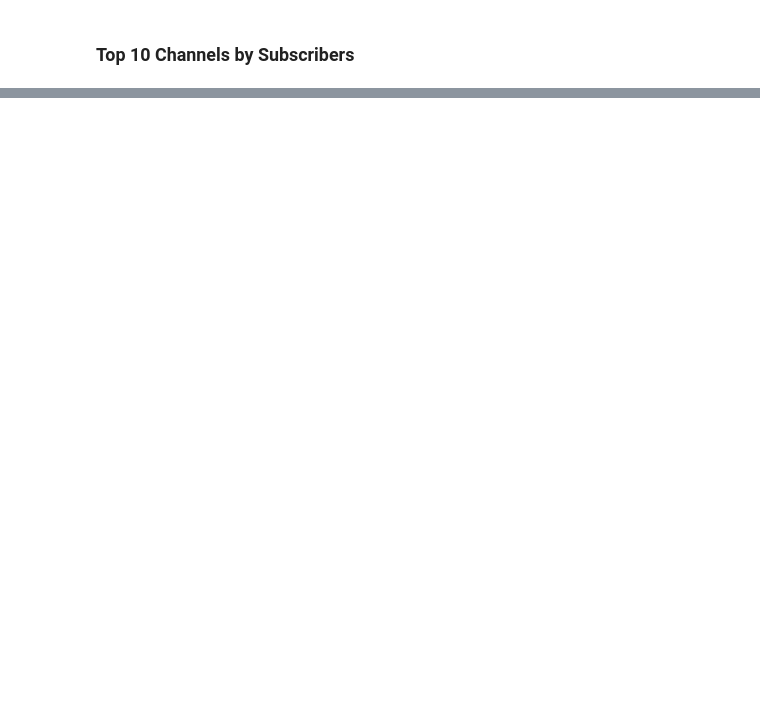
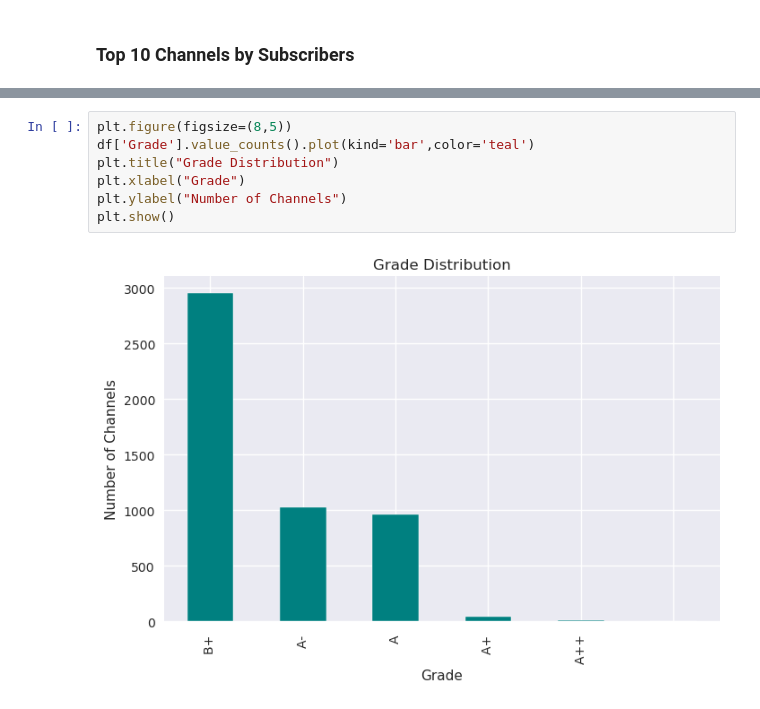
Before and after one commit to abhishekakhand737/Eda-Projects, a Jupyter notebook: 07_Youtube_Eda.ipynb, the cells around one changed output, grey strips where cells are left out. Drawn from its saved outputs; the diff is of its cells as text; blank space fills up the shorter version.

```diff
--- a/07_Youtube_Eda.ipynb
+++ b/07_Youtube_Eda.ipynb
@@ -254,0 +315,9 @@ df[df['Video views'] == df['Video views'].max()]
+# %%
+plt.figure(figsize=(8,5))
+df['Grade'].value_counts().plot(kind='bar',color='teal')
+plt.title("Grade Distribution")
+plt.xlabel("Grade")
+plt.ylabel("Number of Channels")
+plt.show()
+# %% [output]
+[figure, added]
```
Also changed, not shown: parts of 73 cells of this notebook.
